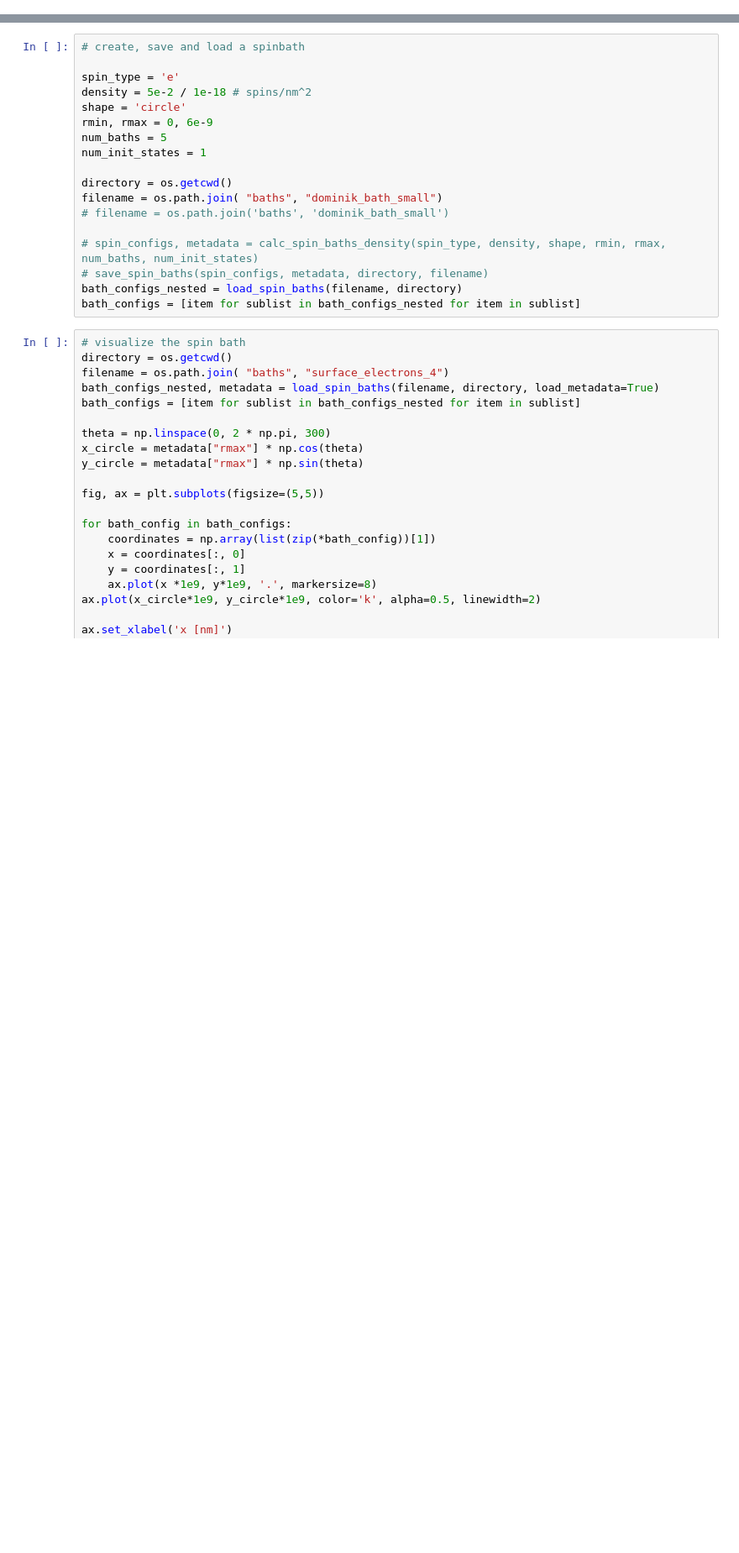
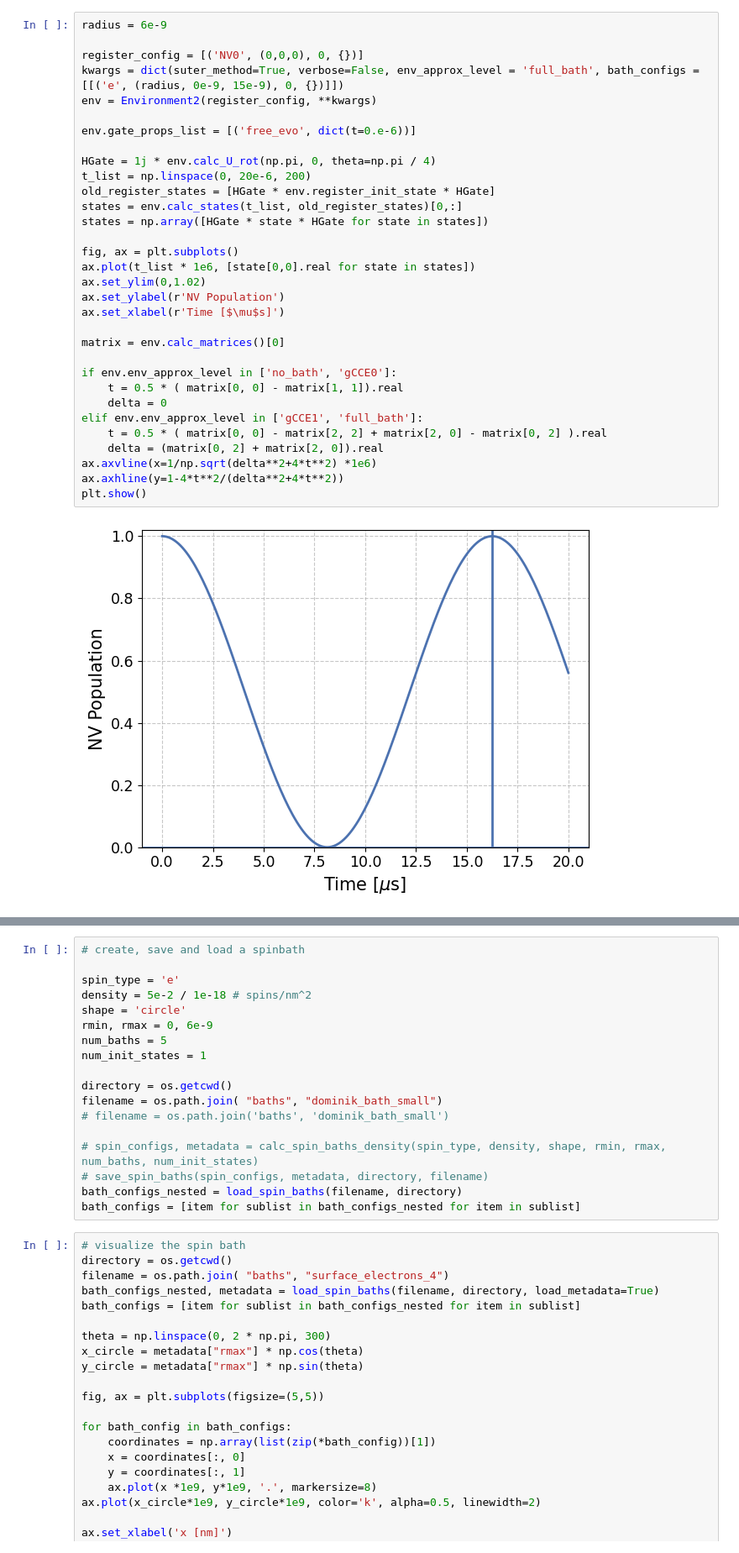
Before and after one commit to dehe1011/NVcenter, a Jupyter notebook: development/Efficiency Boost.ipynb, the cells around one changed output, grey strips where cells are left out. Shown at 84% size. Saved outputs shown, nothing was run; the diff lists cells and outputs as text; blank space fills up the shorter version.

```diff
--- a/development/Efficiency Boost.ipynb
+++ b/development/Efficiency Boost.ipynb
@@ -17,0 +61,34 @@ The autoreload extension is already loaded. To reload it, use:
+# %%
+radius = 6e-9
+
+register_config = [('NV0', (0,0,0), 0, {})]
+kwargs = dict(suter_method=True, verbose=False, env_approx_level = 'full_bath', bath_configs = [[('e', (radius, 0e-9, 15e-9), 0, {})]])
+env = Environment2(register_config, **kwargs)
+
+env.gate_props_list = [('free_evo', dict(t=0.e-6))]
+
+HGate = 1j * env.calc_U_rot(np.pi, 0, theta=np.pi / 4)
+t_list = np.linspace(0, 20e-6, 200)
+old_register_states = [HGate * env.register_init_state * HGate]
+states = env.calc_states(t_list, old_register_states)[0,:]
+states = np.array([HGate * state * HGate for state in states])
+
+fig, ax = plt.subplots()
+ax.plot(t_list * 1e6, [state[0,0].real for state in states])
+ax.set_ylim(0,1.02)
+ax.set_ylabel(r'NV Population')
+ax.set_xlabel(r'Time [$\mu$s]')
+
+matrix = env.calc_matrices()[0]
+
+if env.env_approx_level in ['no_bath', 'gCCE0']:
+    t = 0.5 * ( matrix[0, 0] - matrix[1, 1]).real
+    delta = 0
+elif env.env_approx_level in ['gCCE1', 'full_bath']:
+    t = 0.5 * ( matrix[0, 0] - matrix[2, 2] + matrix[2, 0] - matrix[0, 2] ).real
+    delta = (matrix[0, 2] + matrix[2, 0]).real
+ax.axvline(x=1/np.sqrt(delta**2+4*t**2) *1e6)
+ax.axhline(y=1-4*t**2/(delta**2+4*t**2))
+plt.show()
+# %% [output]
+[figure, added]
```
Also changed, not shown: parts of 13 cells of this notebook, 22 other files.
